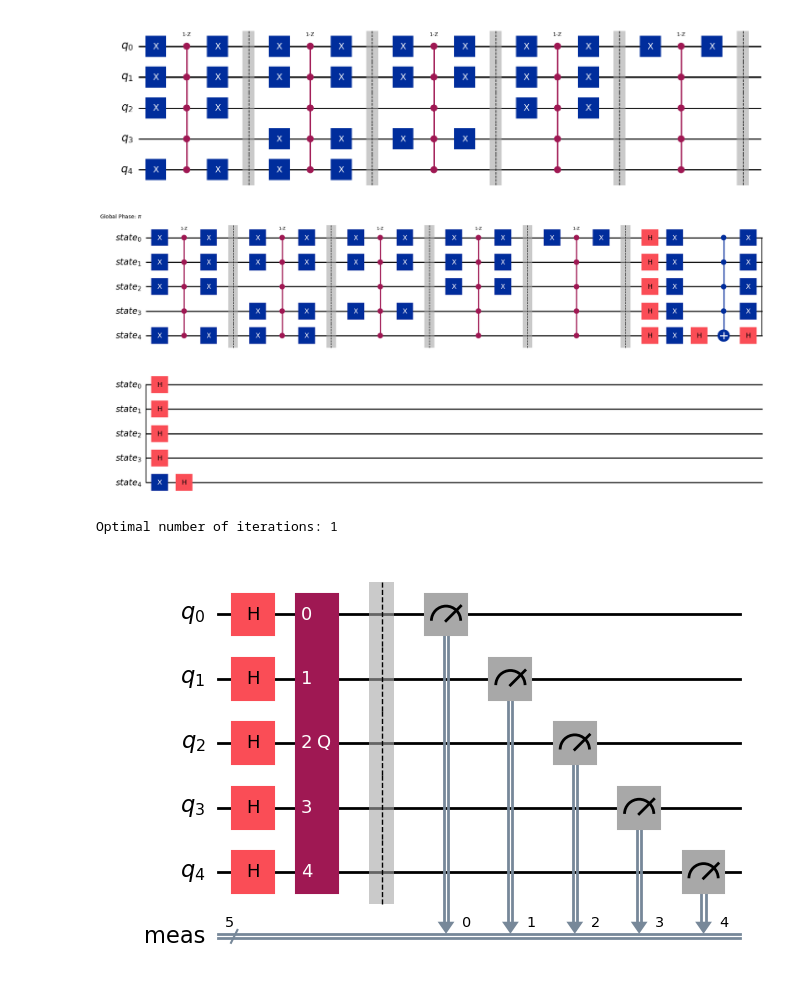
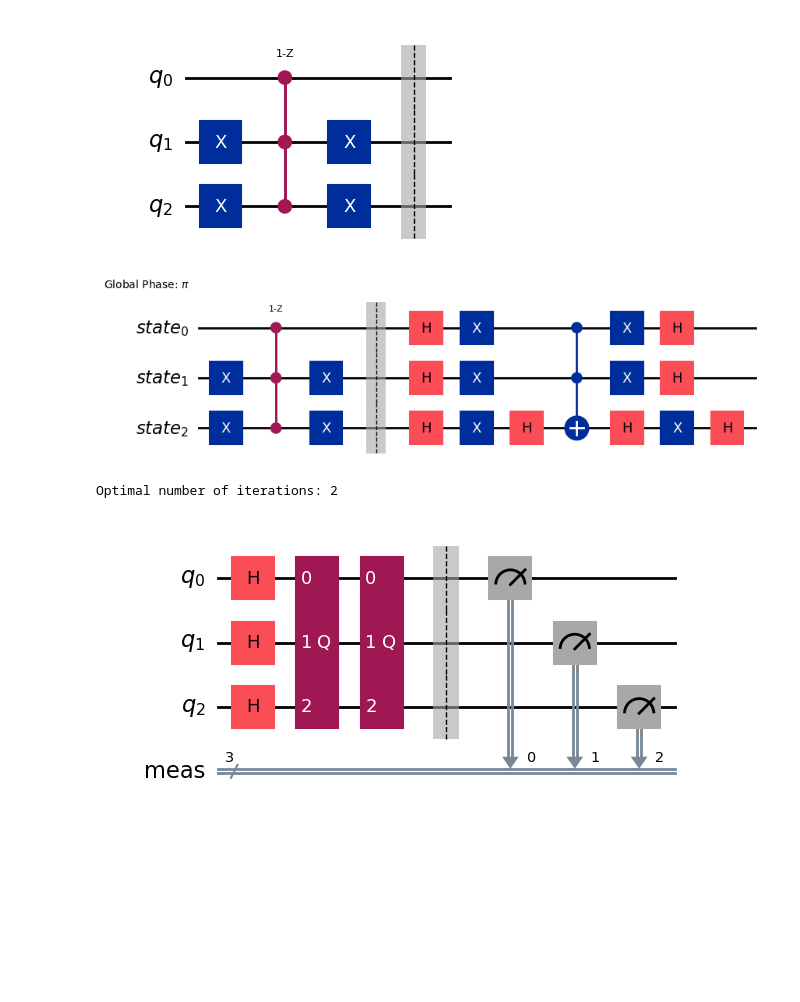
Before and after one commit to Huaiyuan-Jing/Quantum_Algorithm, a Jupyter notebook: grovers.ipynb, the cells around one changed output. Drawn from its saved outputs; the diff is of its cells as text; code cells hidden in the pictures; blank space fills up the shorter version.

Commit message:
update search state

```diff
--- a/grovers.ipynb
+++ b/grovers.ipynb
@@ -13,33 +13,33 @@ from qiskit.visualization import plot_distribution
 # %%
 from typing import List
 
 
 def grover_oracle(marked_states: List[str]):
     n = len(marked_states[0])
     qc = QuantumCircuit(n)
     for state in marked_states:
         zero_id = []
         for i in range(n):
             if state[i] == '1':
                 continue
             zero_id.append(n - 1 - i)
         if len(zero_id) != 0:
             qc.x(zero_id)
         qc.compose(MCMT(ZGate(), n - 1, 1), inplace=True)
         if len(zero_id) != 0:
             qc.x(zero_id)
         qc.barrier()
     return qc
 
-marked_states = ['01000', '00100', '10100', '11000', '11110']
+marked_states = ['001']
 grover_oracle(marked_states).draw("mpl")
 # %% [output]
-[figure, old version]
+[figure, new version]
 # %%
 grover_op = GroverOperator(grover_oracle(marked_states))
 grover_op.decompose().draw(output="mpl", style="iqp")
 # %% [output]
-[figure, old version]
+[figure, new version]
 # %%
 optimal_num_iterations = math.floor(
     math.pi / (4 * math.asin(math.sqrt(len(marked_states) / 2**grover_op.num_qubits)))
@@ -54,8 +54,8 @@ qc.compose(grover_op.power(optimal_num_iterations), inplace=True)
 qc.measure_all()
 qc.draw(output="mpl", style="iqp")
 # %% [output]
-Optimal number of iterations: 1
+Optimal number of iterations: 2
-[figure, old version]
+[figure, new version]
 # %%
 from qiskit.primitives import Sampler
 from qiskit.visualization import plot_histogram
```
Also changed, not shown: parts of 1 cell of this notebook.
